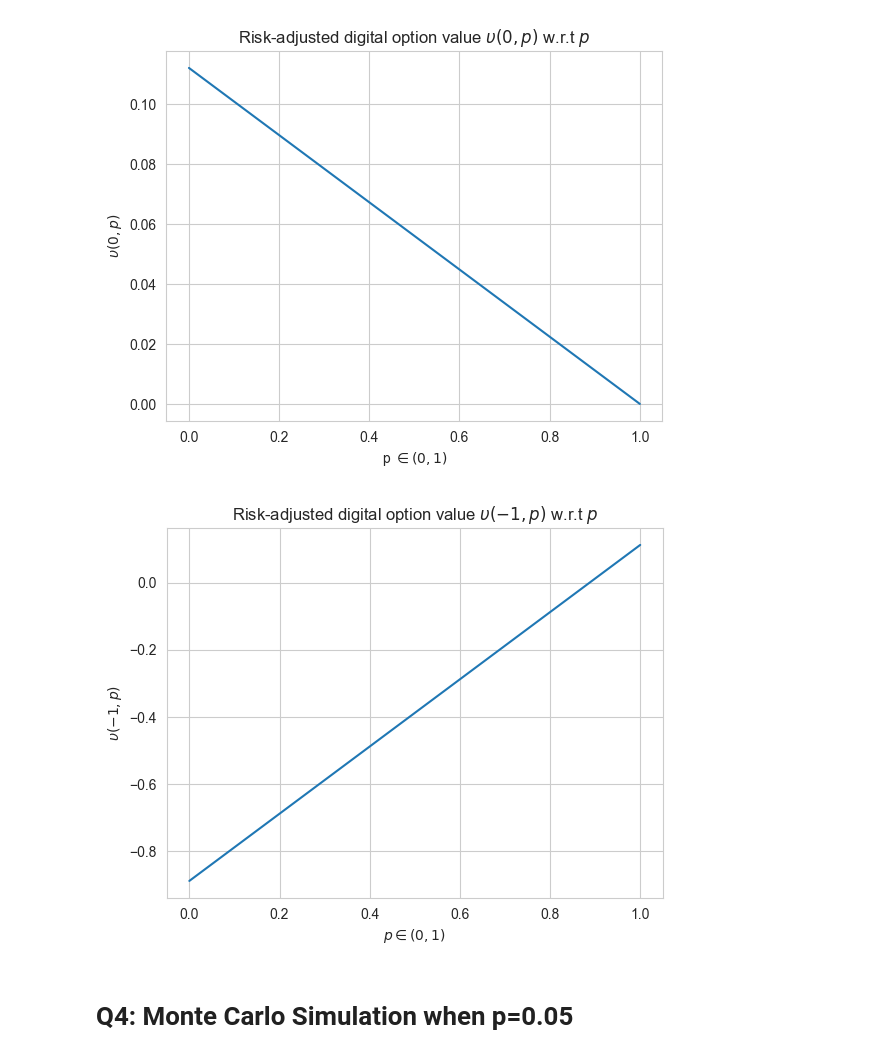
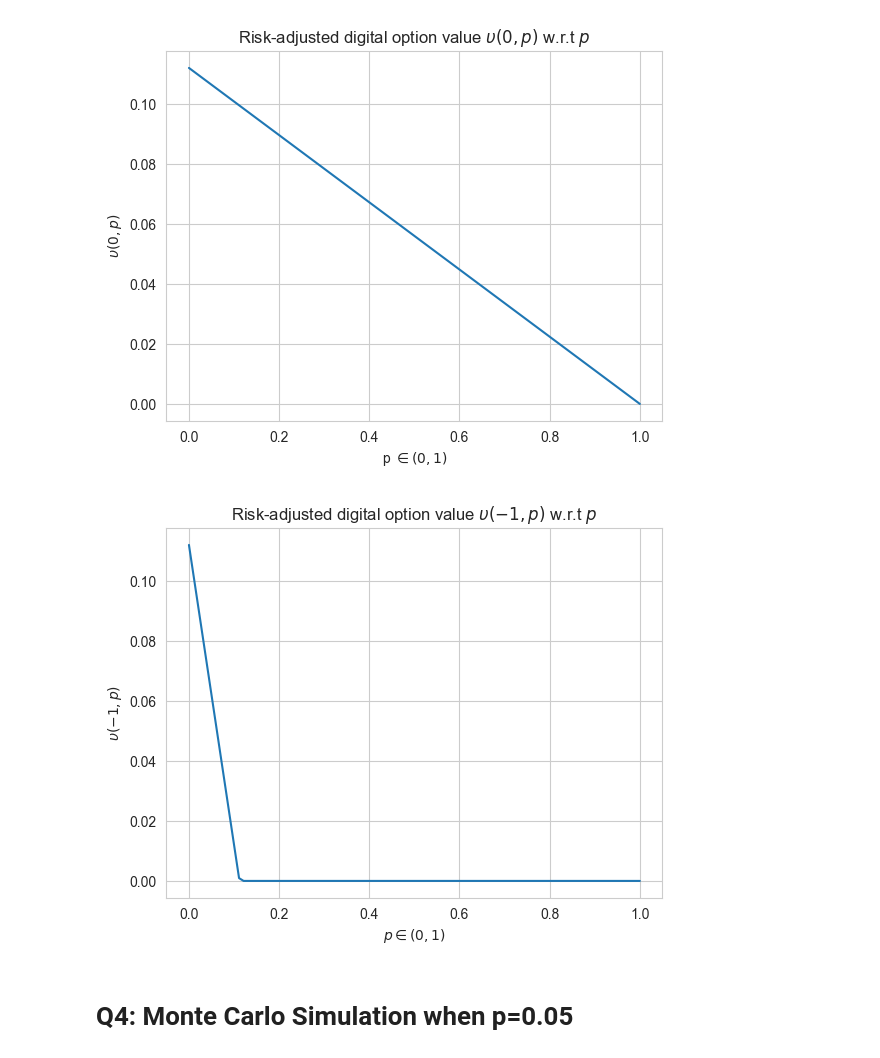
Before and after one commit to kaiwenShen/Digital_Option_pricing_w_default_risk, a Jupyter notebook: Digital_option_w_default.ipynb, the cells around one changed output. Cells and saved outputs as stored; diff of their text form; code cells hidden in the pictures.

```diff
--- a/Digital_option_w_default.ipynb
+++ b/Digital_option_w_default.ipynb
@@ -18,7 +18,9 @@ def upsilon_rho0(p):
 
 
 def upsilon_rho_neg1(p):
-    return p - stats.norm.cdf(5 * np.log(1.25) + 0.1)
+    res = 1 - p - stats.norm.cdf(5 * np.log(1.25) + 0.1)
+    res = np.where(res >= 0, res, 0)
+    return res
 # %%
 # draw upsilon_rho0 for p in 0 to 1
 p = np.linspace(0, 1, 100)
@@ -33,14 +35,14 @@ Text(0, 0.5, '$\\upsilon(0,p)$')
 # %%
 # draw upsilon_rho0 for p in 0 to 1
 p = np.linspace(0, 1, 100)
 # plt.figure(figsize=(10,5))
 plt.title(r"Risk-adjusted digital option value $\upsilon(-1,p)$ w.r.t $p$")
-plt.plot(p, upsilon_rho_neg1(p))
+plt.plot(p, np.abs(upsilon_rho_neg1(p)))
 plt.xlabel(r"$p \in (0,1)$")
 plt.ylabel(r"$\upsilon(-1,p)$")
 plt.show()
 # %% [output]
-[figure, old version]
+[figure, new version]
 # %% [markdown]
 # Q4: Monte Carlo Simulation when p=0.05
 # %%
```
Also changed, not shown: parts of 11 cells of this notebook, 6 other files.
